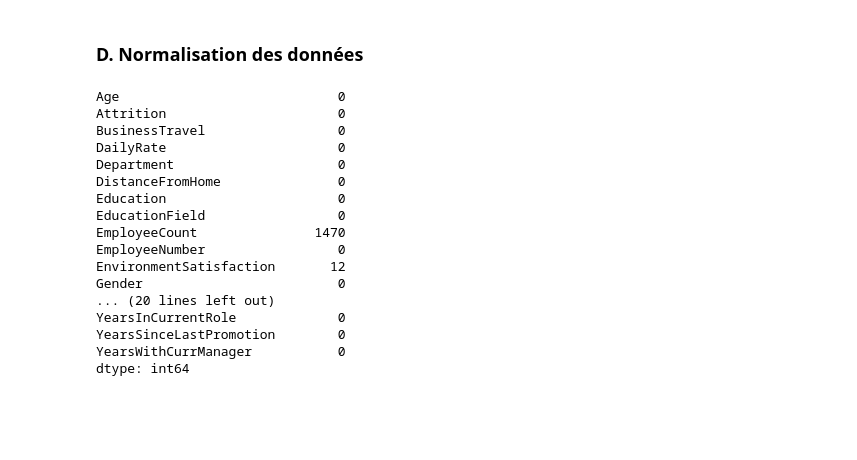
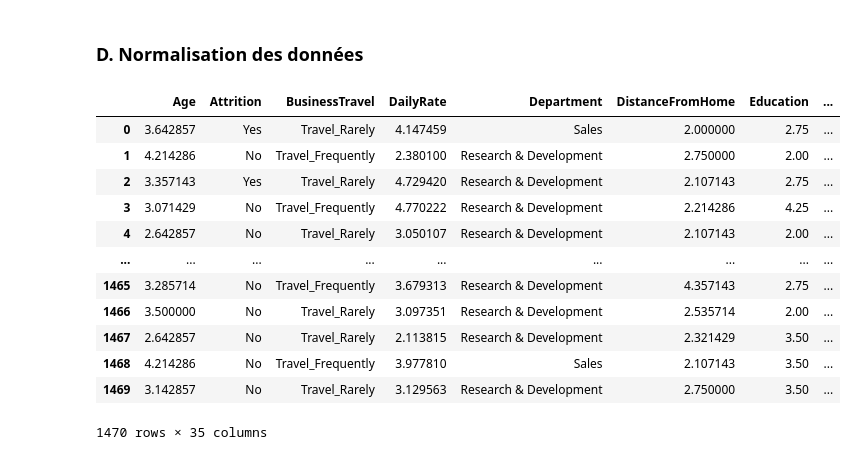
Before and after one commit to super-cinnamon/Projet_DM, a Jupyter notebook: part2.ipynb, the cells around one changed output. Cells and saved outputs as stored; diff of their text form; code cells hidden in the pictures; blank space fills up the shorter version.

```diff
--- a/part2.ipynb
+++ b/part2.ipynb
@@ -356,30 +333,30 @@ def min_max_normalisation(df, min_, max_):
                         for column in df.columns:
                                 if df[column].dtype == 'object':
                                         row.append(df[column].iloc[i])
-                                else: row.append((((df[column].iloc[i]-min_old[c])/(max_old[c]- min_old[c]))*(max_- min_))+min_)
+                                else:
+                                        if max_old[c] != min_old[c]:
+                                                row.append((((df[column].iloc[i]-min_old[c])/(max_old[c]- min_old[c]))*(max_- min_))+min_)
+                                        else:
+                                                row.append(min_)
                                 c+=1
                         normalized_df.append(row)
                 normalized = pd.DataFrame(normalized_df, columns = df.columns)
         return normalized
 # %%
-min_max_normalisation(df, 2,5).isnull().sum()
+min_max_normalisation(df, 2,5)
 # %% [output]
+|  | Age | Attrition | BusinessTravel | DailyRate | Department | DistanceFromHome | Education | ... |
+| 0 | 3.642857 | Yes | Travel_Rarely | 4.147459 | Sales | 2.000000 | 2.75 | ... |
+| 1 | 4.214286 | No | Travel_Frequently | 2.380100 | Research & Development | 2.750000 | 2.00 | ... |
+| 2 | 3.357143 | Yes | Travel_Rarely | 4.729420 | Research & Development | 2.107143 | 2.75 | ... |
+| 3 | 3.071429 | No | Travel_Frequently | 4.770222 | Research & Development | 2.214286 | 4.25 | ... |
+| 4 | 2.642857 | No | Travel_Rarely | 3.050107 | Research & Development | 2.107143 | 2.00 | ... |
+| ... | ... | ... | ... | ... | ... | ... | ... | ... |
+| 1465 | 3.285714 | No | Travel_Frequently | 3.679313 | Research & Development | 4.357143 | 2.75 | ... |
+| 1466 | 3.500000 | No | Travel_Rarely | 3.097351 | Research & Development | 2.535714 | 2.00 | ... |
+| 1467 | 2.642857 | No | Travel_Rarely | 2.113815 | Research & Development | 2.321429 | 3.50 | ... |
+| 1468 | 4.214286 | No | Travel_Frequently | 3.977810 | Sales | 2.107143 | 3.50 | ... |
+| 1469 | 3.142857 | No | Travel_Rarely | 3.129563 | Research & Development | 2.750000 | 3.50 | ... |
-Age                            0
-Attrition                      0
-BusinessTravel                 0
-DailyRate                      0
-Department                     0
-DistanceFromHome               0
-Education                      0
-EducationField                 0
-EmployeeCount               1470
-EmployeeNumber                 0
-EnvironmentSatisfaction       12
-Gender                         0
-... (20 lines left out)
-YearsInCurrentRole             0
-YearsSinceLastPromotion        0
-YearsWithCurrManager           0
-dtype: int64
+1470 rows × 35 columns
 # %%
 #replace with the z score values, already done really but double check if it's the same formula
```
Also changed, not shown: parts of 8 cells of this notebook, 2 other files.
